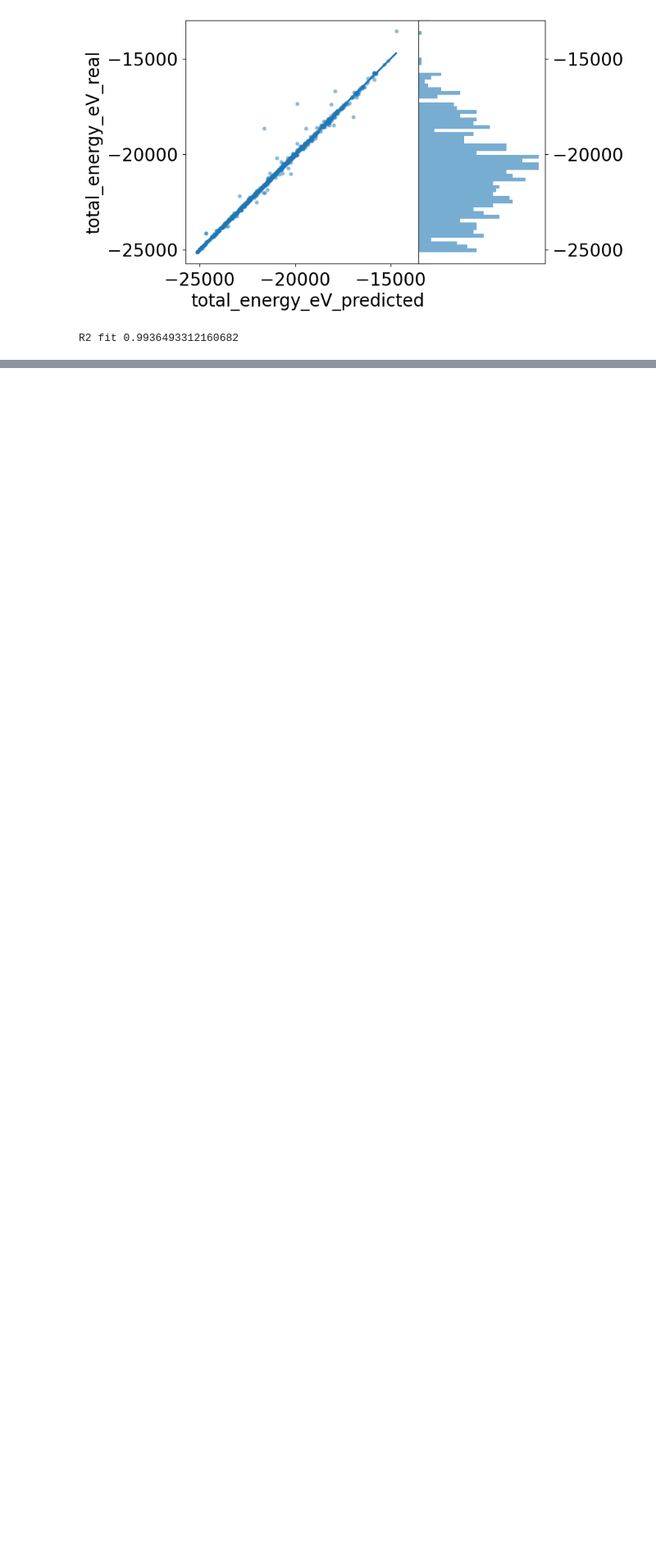
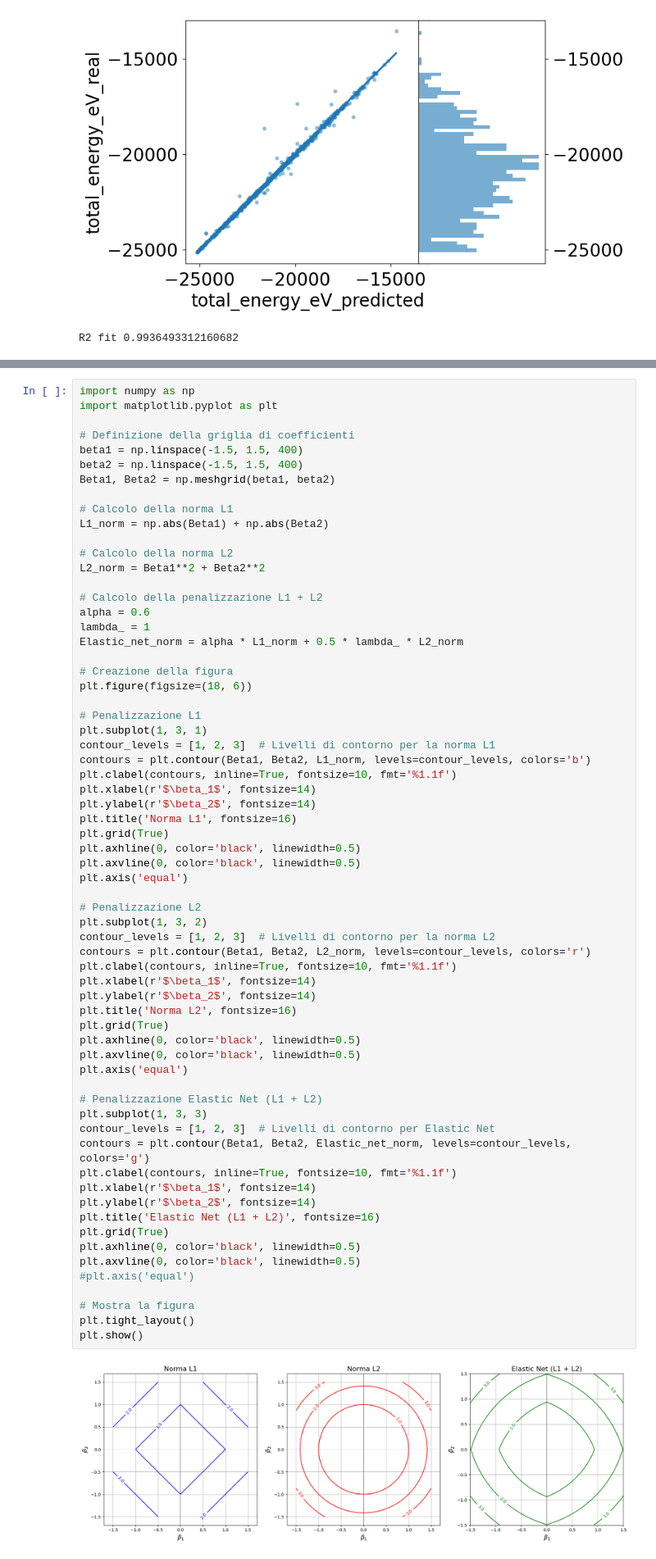
Before and after one commit to daimoners/GrapheNetDefectDetector, a Jupyter notebook: fit_plots.ipynb, the cells around one changed output, grey strips where cells are left out. Shown at 82% size. Drawn from its saved outputs; the diff is of its cells as text; blank space fills up the shorter version.

```diff
--- a/fit_plots.ipynb
+++ b/fit_plots.ipynb
@@ -166,0 +411,67 @@ for target in target_list:
+# %%
+import numpy as np
+import matplotlib.pyplot as plt
+
+# Definizione della griglia di coefficienti
+beta1 = np.linspace(-1.5, 1.5, 400)
+beta2 = np.linspace(-1.5, 1.5, 400)
+Beta1, Beta2 = np.meshgrid(beta1, beta2)
+
+# Calcolo della norma L1
+L1_norm = np.abs(Beta1) + np.abs(Beta2)
+
+# Calcolo della norma L2
+L2_norm = Beta1**2 + Beta2**2
+
+# Calcolo della penalizzazione L1 + L2
+alpha = 0.6
+lambda_ = 1
+Elastic_net_norm = alpha * L1_norm + 0.5 * lambda_ * L2_norm
+
+# Creazione della figura
+plt.figure(figsize=(18, 6))
+
+# Penalizzazione L1
+plt.subplot(1, 3, 1)
+contour_levels = [1, 2, 3]  # Livelli di contorno per la norma L1
+contours = plt.contour(Beta1, Beta2, L1_norm, levels=contour_levels, colors='b')
+plt.clabel(contours, inline=True, fontsize=10, fmt='%1.1f')
+plt.xlabel(r'$\beta_1$', fontsize=14)
+plt.ylabel(r'$\beta_2$', fontsize=14)
+plt.title('Norma L1', fontsize=16)
+plt.grid(True)
+plt.axhline(0, color='black', linewidth=0.5)
+plt.axvline(0, color='black', linewidth=0.5)
+plt.axis('equal')
+
+# Penalizzazione L2
+plt.subplot(1, 3, 2)
+contour_levels = [1, 2, 3]  # Livelli di contorno per la norma L2
+contours = plt.contour(Beta1, Beta2, L2_norm, levels=contour_levels, colors='r')
+plt.clabel(contours, inline=True, fontsize=10, fmt='%1.1f')
+plt.xlabel(r'$\beta_1$', fontsize=14)
+plt.ylabel(r'$\beta_2$', fontsize=14)
+plt.title('Norma L2', fontsize=16)
+plt.grid(True)
+plt.axhline(0, color='black', linewidth=0.5)
+plt.axvline(0, color='black', linewidth=0.5)
+plt.axis('equal')
+
+# Penalizzazione Elastic Net (L1 + L2)
+plt.subplot(1, 3, 3)
+contour_levels = [1, 2, 3]  # Livelli di contorno per Elastic Net
+contours = plt.contour(Beta1, Beta2, Elastic_net_norm, levels=contour_levels, colors='g')
+plt.clabel(contours, inline=True, fontsize=10, fmt='%1.1f')
+plt.xlabel(r'$\beta_1$', fontsize=14)
+plt.ylabel(r'$\beta_2$', fontsize=14)
+plt.title('Elastic Net (L1 + L2)', fontsize=16)
+plt.grid(True)
+plt.axhline(0, color='black', linewidth=0.5)
+plt.axvline(0, color='black', linewidth=0.5)
+#plt.axis('equal')
+
+# Mostra la figura
+plt.tight_layout()
+plt.show()
+# %% [output]
+[figure, added]
```
Also changed, not shown: parts of 10 cells of this notebook, 42 other files.
